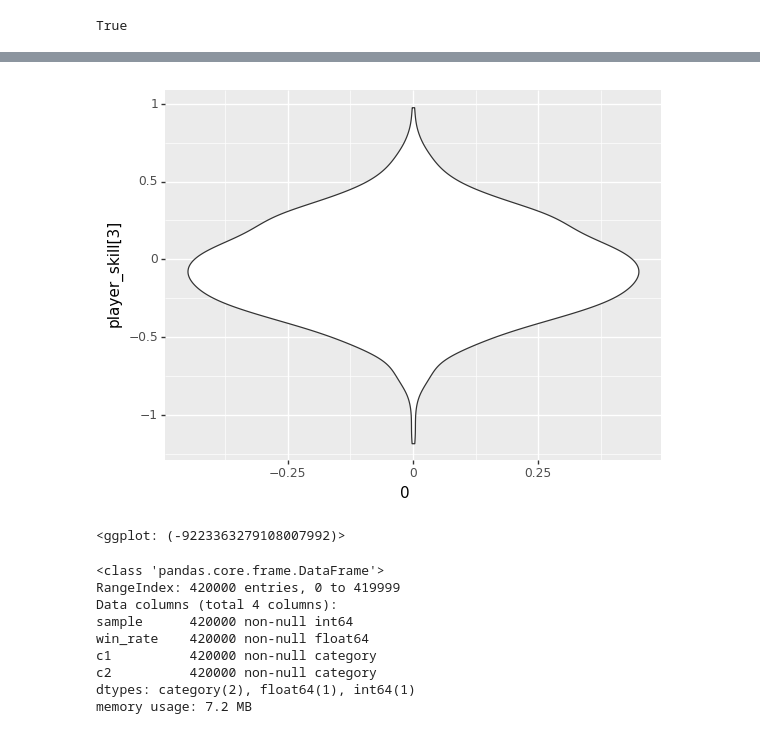
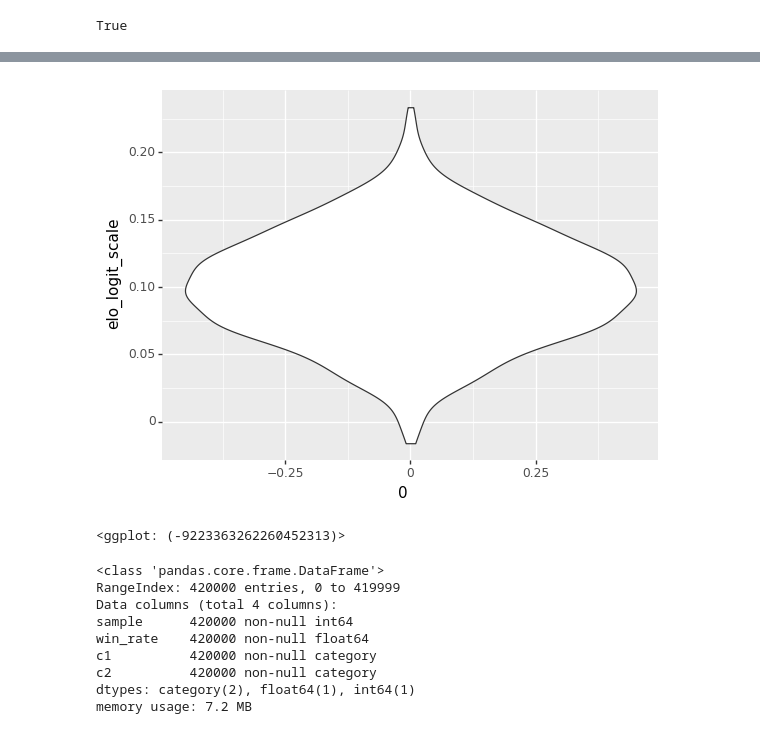
Before and after one commit to cpennington/yomi-skill, a Jupyter notebook: Bayesian Skill.ipynb, the cells around one changed output, grey strips where cells are left out. Cells and saved outputs as stored; diff of their text form; code cells hidden in the pictures.

Commit message:
Further model progress

```diff
--- a/Bayesian Skill.ipynb
+++ b/Bayesian Skill.ipynb
@@ -5,0 +10,4 @@ from model import YomiModel
+# %%
+hist_games = games()
+display(hist_games)
+display(hist_games.dtypes)
@@ -205,4 +376,4 @@ True
 # %%
 arviz.plot_ppc(inf_data, alpha=0.3, kind='cumulative', figsize=(12, 6), textsize=14)
 # %%
-fit_results = models['player_tournament_min_pooled'].sample_dataframe(1500, 2000)
+fit_results = models['char_skill_elo'].sample_dataframe(1500, 2000)
@@ -209,9 +398,11 @@ fit_results = models['player_tournament_min_pooled'].sample_dataframe(1500, 2000
 # %%
+from plotnine import *
+
 (
-    ggplot(fit_results, aes(x='0', y='player_skill[3]'))
+    ggplot(fit_results, aes(x='0', y='elo_logit_scale'))
     + geom_violin()
 )
 # %% [output]
-[figure, old version]
+[figure, new version]
-<ggplot: (-9223363279108007992)>
+<ggplot: (-9223363262260452313)>
 # %%
```
Also changed, not shown: parts of 16 cells of this notebook, 13 other files.
